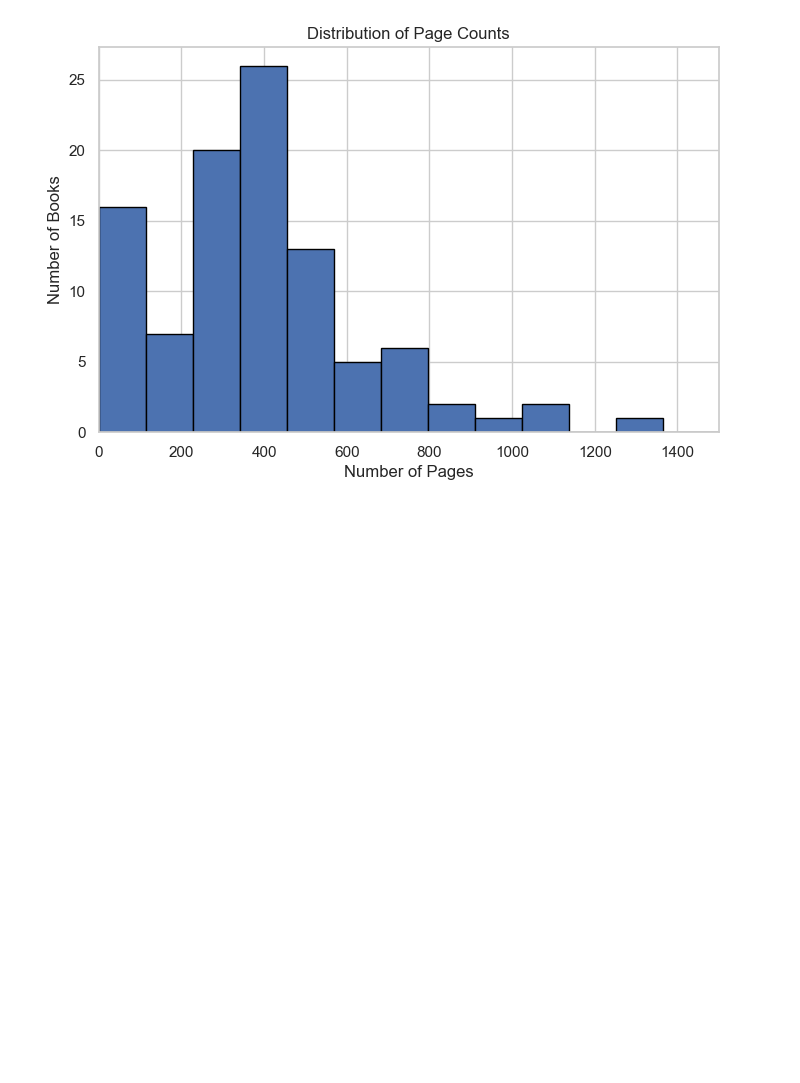
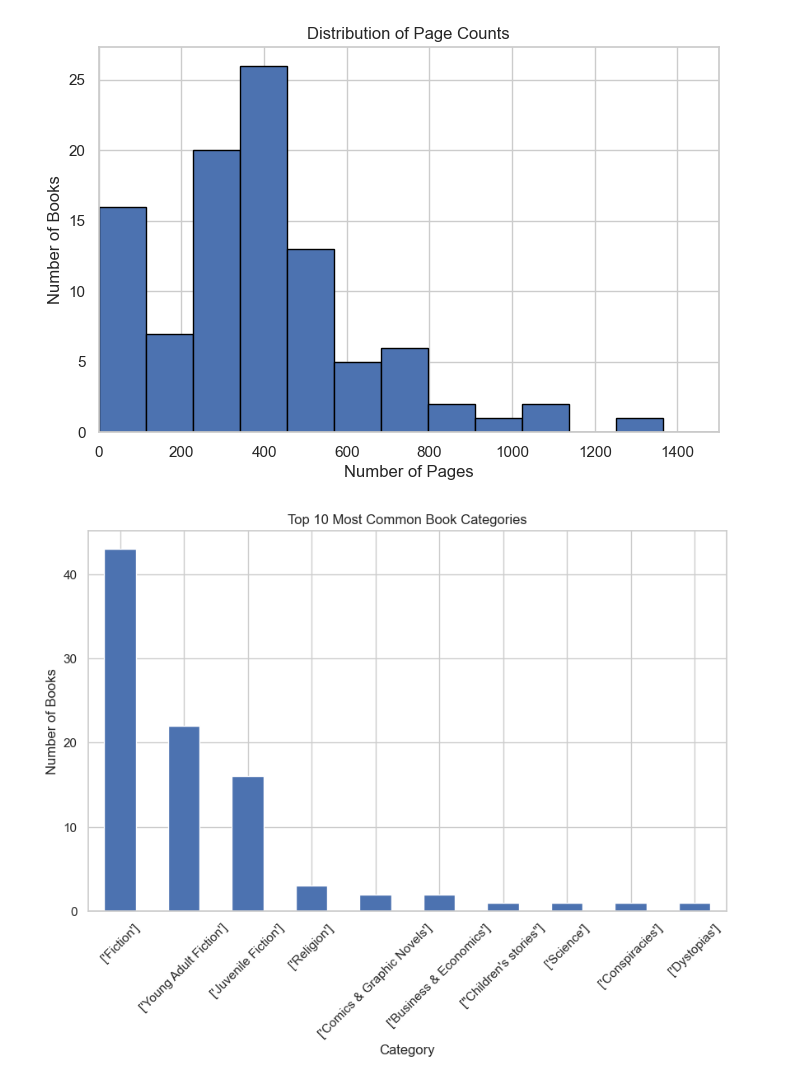
Before and after one commit to CamLandon/smart-books, a Jupyter notebook: notebooks/exploratory_analysis.ipynb, the cells around one changed output. Saved outputs shown, nothing was run; the diff lists cells and outputs as text; code cells hidden in the pictures; blank space fills up the shorter version.

```diff
--- a/notebooks/exploratory_analysis.ipynb
+++ b/notebooks/exploratory_analysis.ipynb
@@ -81,3 +81,16 @@ plt.xlim(0, 1500)  # Limit x-axis to ignore crazy outliers
 plt.show()
 # %% [output]
 [figure]
+# %%
+# Step 6: Top genres (categories)
+category_counts = books_df['categories'].value_counts().head(10)
+
+plt.figure(figsize=(10,6))
+category_counts.plot(kind='bar')
+plt.title('Top 10 Most Common Book Categories')
+plt.xlabel('Category')
+plt.ylabel('Number of Books')
+plt.xticks(rotation=45)
+plt.show()
+# %% [output]
+[figure, added]
```
Also changed, not shown: parts of 4 cells of this notebook, 1 other file.
